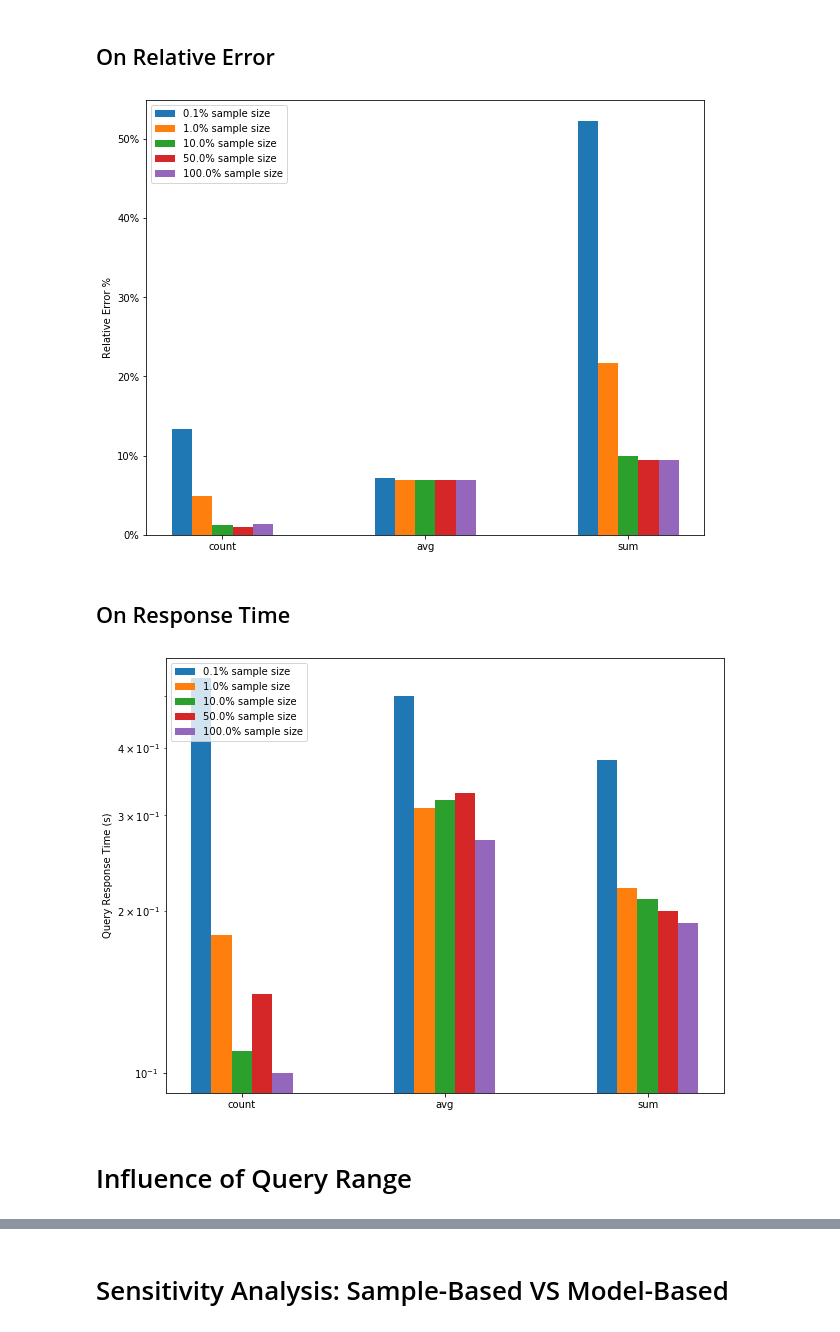
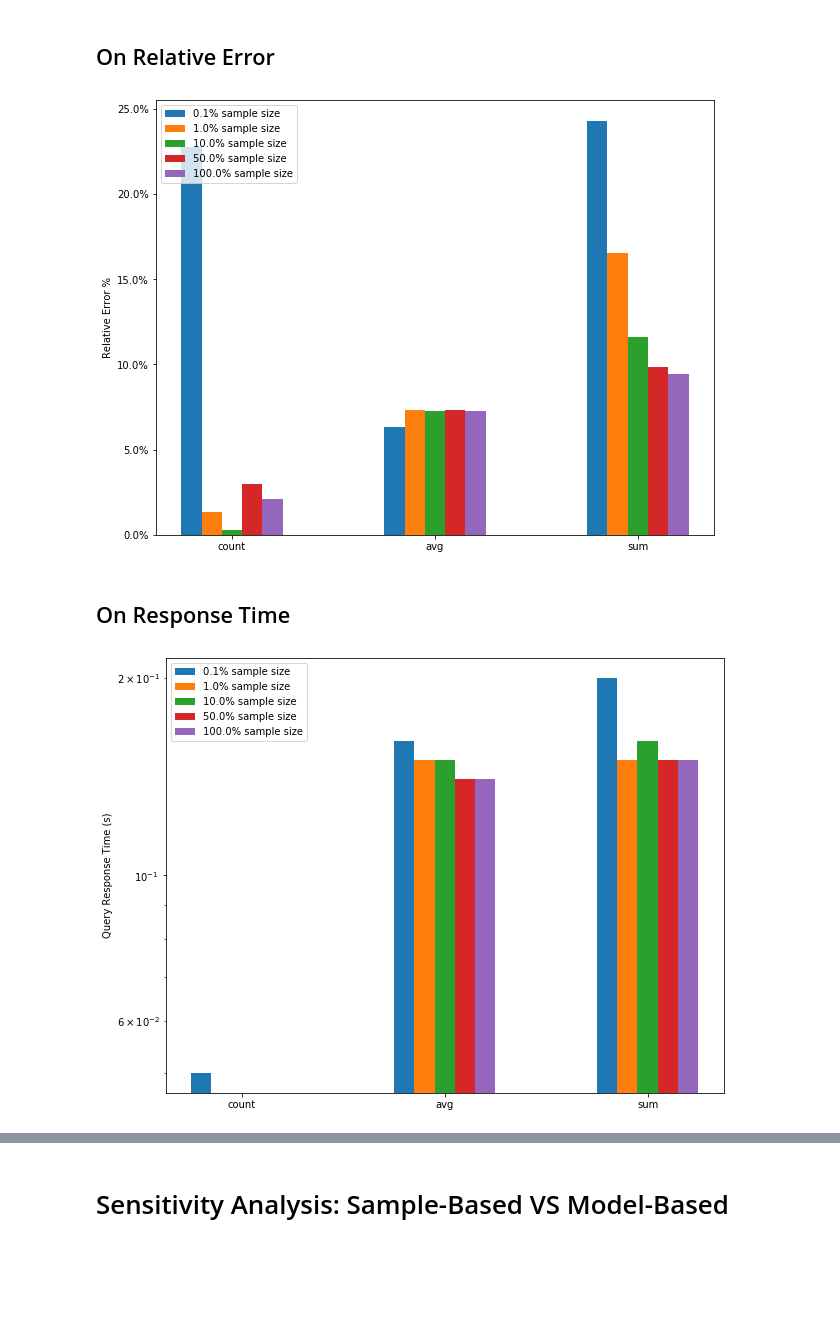
Before and after one commit to raphaelreis/DBest, a Jupyter notebook: src/main/python/analysis_plots.ipynb, the cells around one changed output, grey strips where cells are left out. Cells and saved outputs as stored; diff of their text form; code cells hidden in the pictures; blank space fills up the shorter version.

Commit message:
python analysis tools

```diff
--- a/src/main/python/analysis_plots.ipynb
+++ b/src/main/python/analysis_plots.ipynb
@@ -3,6 +3,8 @@ import json
 import numpy as np
 import matplotlib.pyplot as plt
 import matplotlib.ticker as mtick
+# %%
+mode = "cluster_results"
 # %% [markdown]
 # Sensitivity Analysis: Model-Based
 # %%
@@ -55,10 +57,9 @@ def plot_bar(results, results_type="error", figsize=(10, 6), bar_width=0.2):
 # %%
 compared_objects = [0.001, 0.01, 0.1,0.5, 1.0]
 root = "../../../"
-dir_name = "results/sensitive_analysis/sample_size/model_based/"
+dir_name = "results/{}/sensitive_analysis/sample_size/model_based/".format(mode)
 dir_ = root + dir_name
 subdir_error = "relative_error/"
 subdir_time = "response_time/"
 
 model_based_results = load_results(dir_, subdir_error, compared_objects)
-model_based_results
@@ -78,22 +68,20 @@ plot_legend = list(map(lambda x: str(x * 100) + "% sample size", compared_object
 # %% [markdown]
 ## On Relative Error
 # %%
-fig, ax = plot_bar(results, figsize=(10, 8), bar_width=0.1)
+fig, ax = plot_bar(model_based_results, figsize=(10, 8), bar_width=0.1)
 ax.yaxis.set_major_formatter(mtick.PercentFormatter())
 ax.set_ylabel('Relative Error %')
 ax.legend(plot_legend, loc='upper left')
 plt.show()
 # %% [output]
-[figure, old version]
+[figure, new version]
 # %% [markdown]
 ## On Response Time
 # %%
-fig, ax = plot_bar(results, "time", figsize=(10, 8), bar_width=0.1)
+fig, ax = plot_bar(model_based_results, "time", figsize=(10, 8), bar_width=0.1)
 ax.set_yscale('log')
 ax.set_ylabel('Query Response Time (s)')
 ax.legend(plot_legend, loc='upper left')
 plt.show()
 # %% [output]
-[figure, old version]
+[figure, new version]
-# %% [markdown]
-# Influence of Query Range
```
Also changed, not shown: parts of 20 cells of this notebook, 1 other file.
